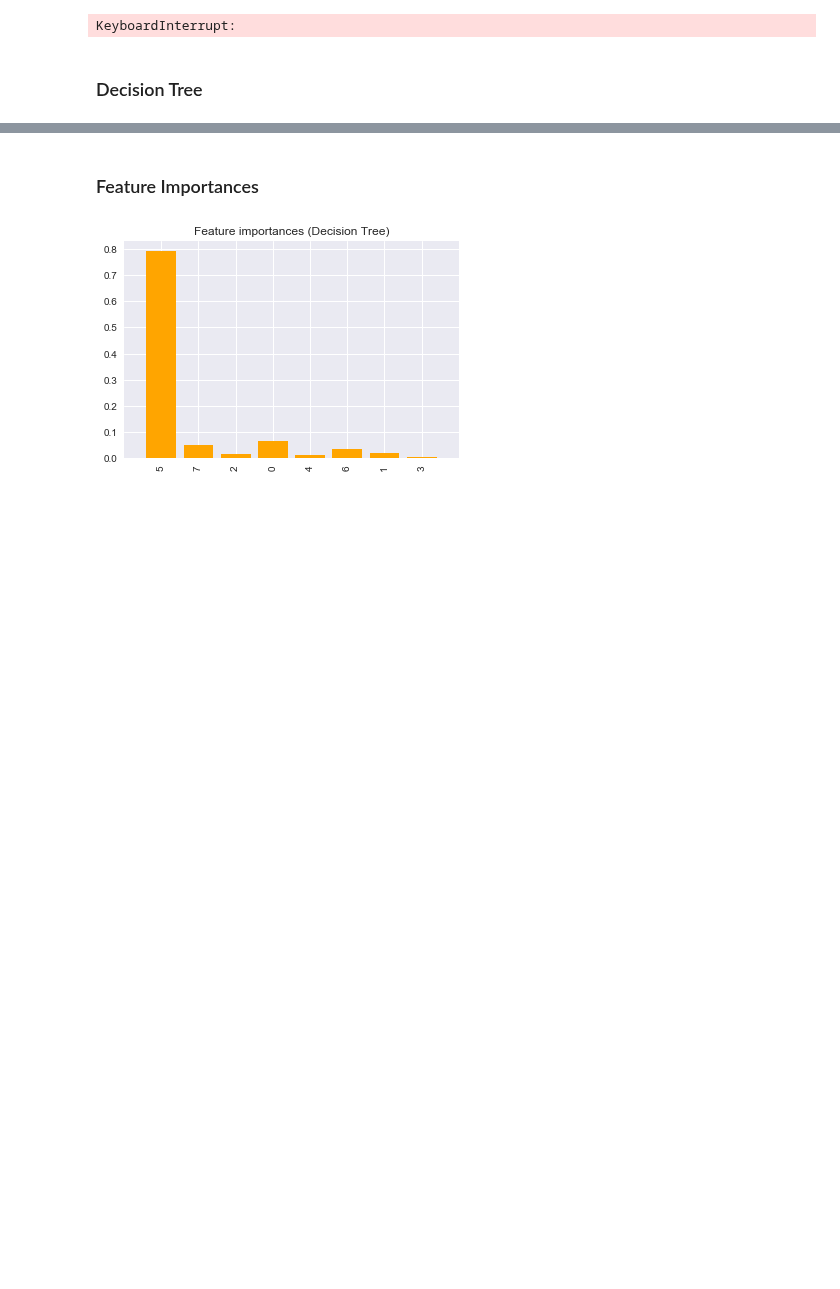
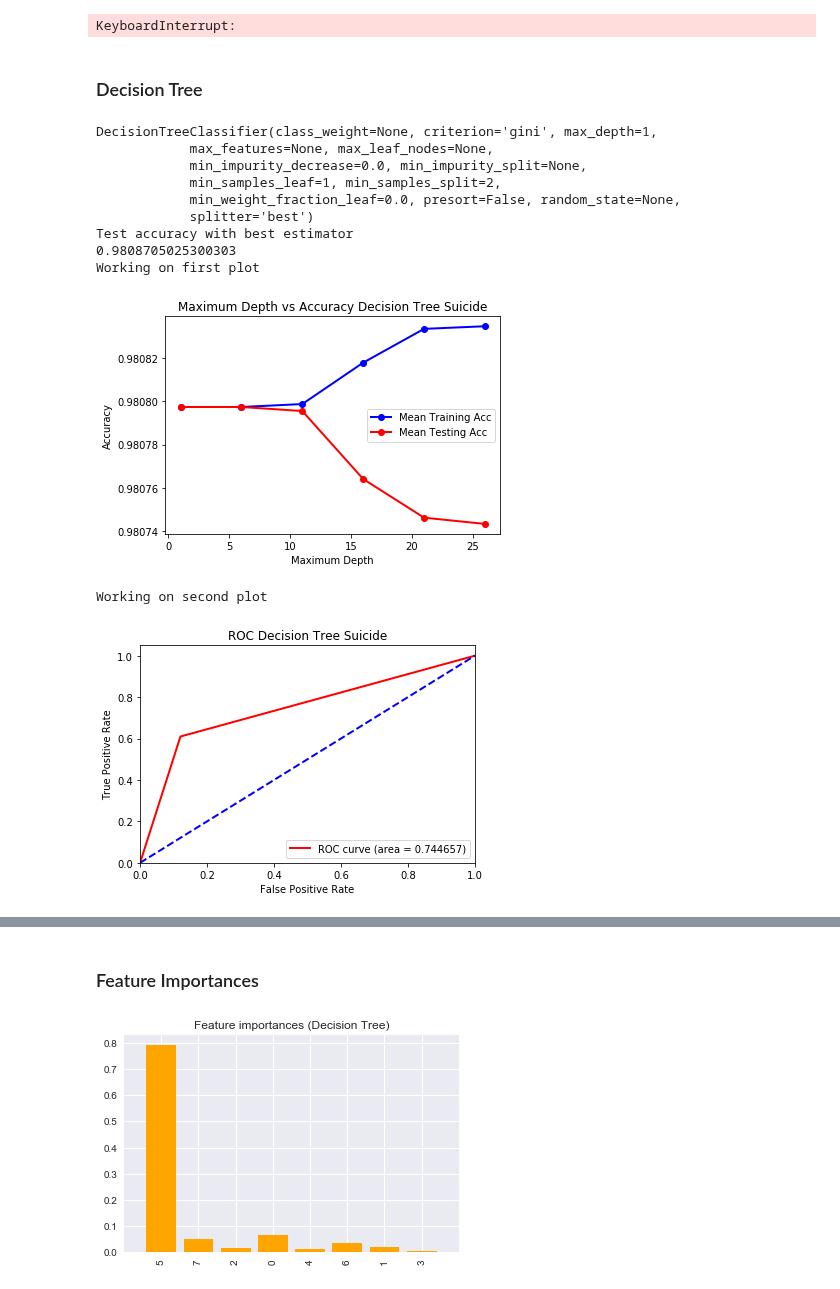
Before and after one commit to alexander-ray/bana-mortality-4502, a Jupyter notebook: DataFrameFormat.ipynb, the cells around one changed output, grey strips where cells are left out. Saved outputs shown, nothing was run; the diff lists cells and outputs as text; code cells hidden in the pictures; blank space fills up the shorter version.

Commit message:
Finished decision tree gridsearch

```diff
--- a/DataFrameFormat.ipynb
+++ b/DataFrameFormat.ipynb
@@ -198,14 +198,14 @@ from sklearn.model_selection import GridSearchCV
 
 def decision_tree(X_train, Y_train, X_test, Y_test, title):
     # from sklearn import grid_search
-    depth_arr = np.arange(1,110, 15)
+    depth_arr = np.arange(1,27, 5)
     ###############GridsearchCV#############
     param_grid = {'max_depth': depth_arr
                   #'min_samples_leaf':[1**x for x in range(1,10)]
                  }
-    generic_tree = DecisionTreeClassifier(random_state=0)
-    gridsearch_generic_tree = grid_search.GridSearchCV(estimator=generic_tree, param_grid=param_grid,
-                                                       n_jobs=6, scoring='accuracy', cv=3);
+    generic_tree = DecisionTreeClassifier()
+    gridsearch_generic_tree = GridSearchCV(estimator=generic_tree, param_grid=param_grid,
+                                                       n_jobs=-1, scoring='accuracy', return_train_score=True, cv=3);
     gridsearch_generic_tree.fit(X=X_train, y=Y_train)
 
     #print("The best estimators are: ")
@@ -216,31 +216,44 @@ def decision_tree(X_train, Y_train, X_test, Y_test, title):
     #######################################
 
     print("Working on first plot")
     plt.figure(1)
     plt.plot(depth_arr, gridsearch_generic_tree.cv_results_['mean_train_score'], color='blue', lw=2, marker='o', label="Mean Training Acc")
     plt.plot(depth_arr, gridsearch_generic_tree.cv_results_['mean_test_score'], color='red', lw=2, marker='o', label="Mean Testing Acc")
 
     plt.xlabel("Maximum Depth")
     plt.ylabel("Accuracy")
     plt.title("Maximum Depth vs Accuracy Decision Tree " + title)
     plt.legend(loc='center right')
     plt.show()
 
     print("Working on second plot")
     # ROC stuff
     # http://scikit-learn.org/stable/auto_examples/model_selection/plot_roc.html#sphx-glr-auto-examples-model-selection-plot-roc-py
-    fpr, tpr, _ = roc_curve(Y_test, clf.predict_proba(X_test)[:,1], pos_label=1)
+    fpr, tpr, _ = roc_curve(Y_test, gridsearch_generic_tree.predict_proba(X_test)[:,1], pos_label=1)
     roc_auc = auc(fpr, tpr)
 
     plt.figure(2)
     plt.plot(fpr, tpr, color='red', lw=2, label='ROC curve (area = %f)' % roc_auc)
     plt.plot([0, 1], [0, 1], lw=2, color='blue', linestyle='--')
     plt.xlim([0.0, 1.0])
     plt.ylim([0.0, 1.05])
     plt.xlabel('False Positive Rate')
     plt.ylabel('True Positive Rate')
     plt.title('ROC Decision Tree ' + title)
     plt.legend(loc="lower right")
     plt.show()
 
 decision_tree(X_train, Y_train, X_test, Y_test, "Suicide")
+# %% [output]
+DecisionTreeClassifier(class_weight=None, criterion='gini', max_depth=1,
+            max_features=None, max_leaf_nodes=None,
+            min_impurity_decrease=0.0, min_impurity_split=None,
+            min_samples_leaf=1, min_samples_split=2,
+            min_weight_fraction_leaf=0.0, presort=False, random_state=None,
+            splitter='best')
+Test accuracy with best estimator
+0.9808705025300303
+Working on first plot
+[figure, added]
+Working on second plot
+[figure, added]
```
Also changed, not shown: parts of 1 cell of this notebook.
